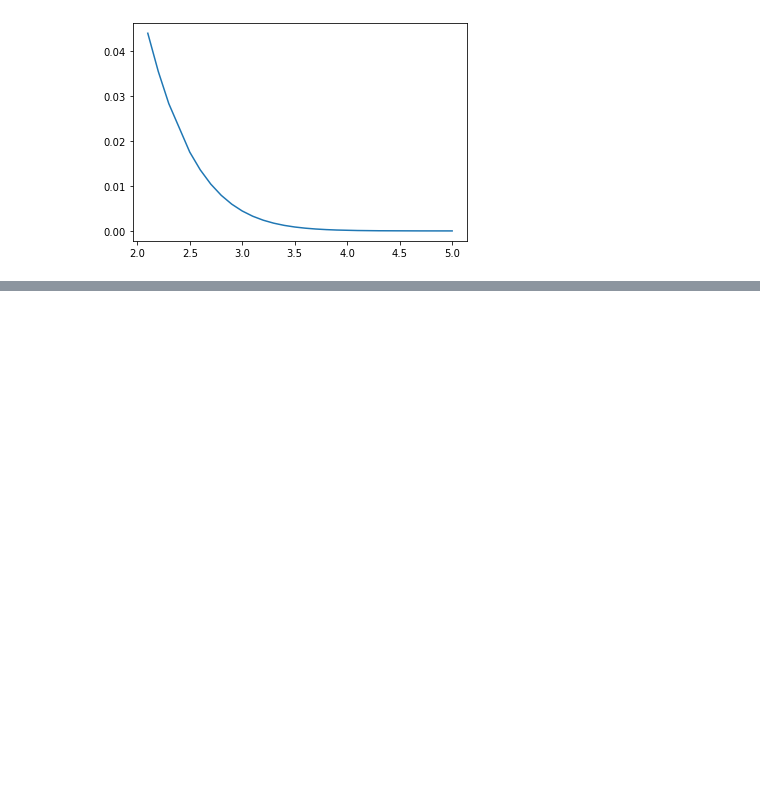
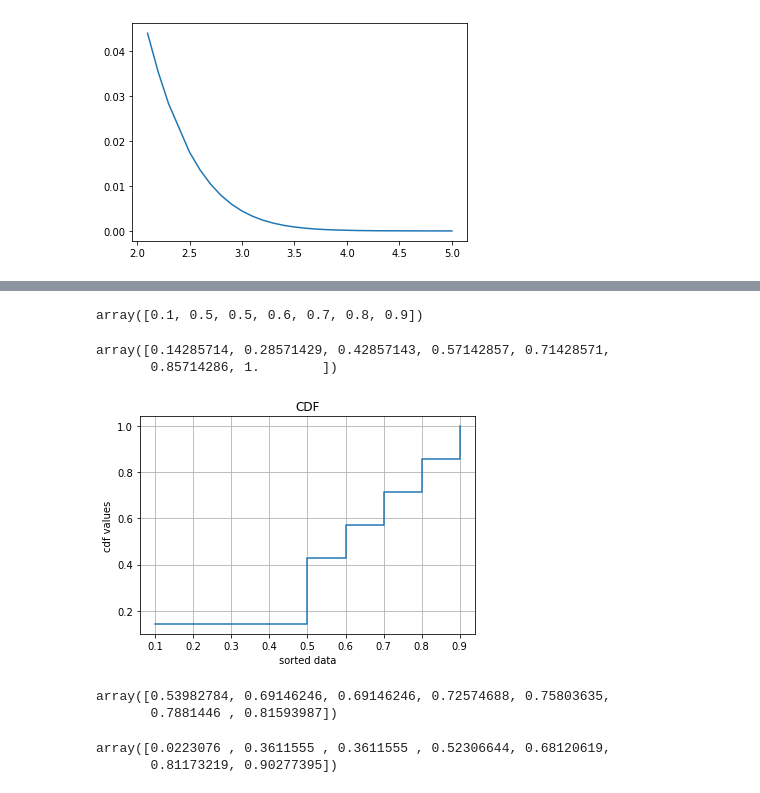
Before and after one commit to Supertring/Explore-data-mit-statistics, a Jupyter notebook: 1. Introduction to probability distributions.ipynb, the cells around one changed output, grey strips where cells are left out. Drawn from its saved outputs; the diff is of its cells as text; code cells hidden in the pictures; blank space fills up the shorter version.

```diff
--- a/1. Introduction to probability distributions.ipynb
+++ b/1. Introduction to probability distributions.ipynb
@@ -105,0 +119,34 @@ plt.plot(rate, norm.pdf(rate))
+# %%
+import numpy as np
+import matplotlib.pyplot as plt
+
+#given dataset
+data = [0.5, 0.6, 0.1, 0.5, 0.7, 0.8, 0.9]
+
+#sort the data in ascending order
+data_sorted = np.sort(data)
+data_sorted
+# %% [output]
+array([0.1, 0.5, 0.5, 0.6, 0.7, 0.8, 0.9])
+# %%
+#calculate the cdf
+cdf_values = np.arange(1, len(data_sorted) +1) / len(data_sorted)
+# %%
+cdf_values
+# %% [output]
+array([0.14285714, 0.28571429, 0.42857143, 0.57142857, 0.71428571,
+       0.85714286, 1.        ])
+# %%
+plt.step(data_sorted, cdf_values, where='post')
+plt.xlabel('sorted data')
+plt.ylabel('cdf values')
+plt.title('CDF')
+plt.grid()
+plt.show()
+# %% [output]
+[figure, added]
+# %%
+scipy.stats.norm.cdf(data_sorted)
+# %% [output]
+array([0.53982784, 0.69146246, 0.69146246, 0.72574688, 0.75803635,
+       0.7881446 , 0.81593987])
@@ -105,0 +155,7 @@ plt.plot(rate, norm.pdf(rate))
+# %%
+dmean = round(data_sorted.mean(),3)
+sd = round(data_sorted.std(),3)
+norm.cdf(data_sorted, loc=dmean, scale=sd )
+# %% [output]
+array([0.0223076 , 0.3611555 , 0.3611555 , 0.52306644, 0.68120619,
+       0.81173219, 0.90277395])
```
Also changed, not shown: parts of 3 cells of this notebook.
